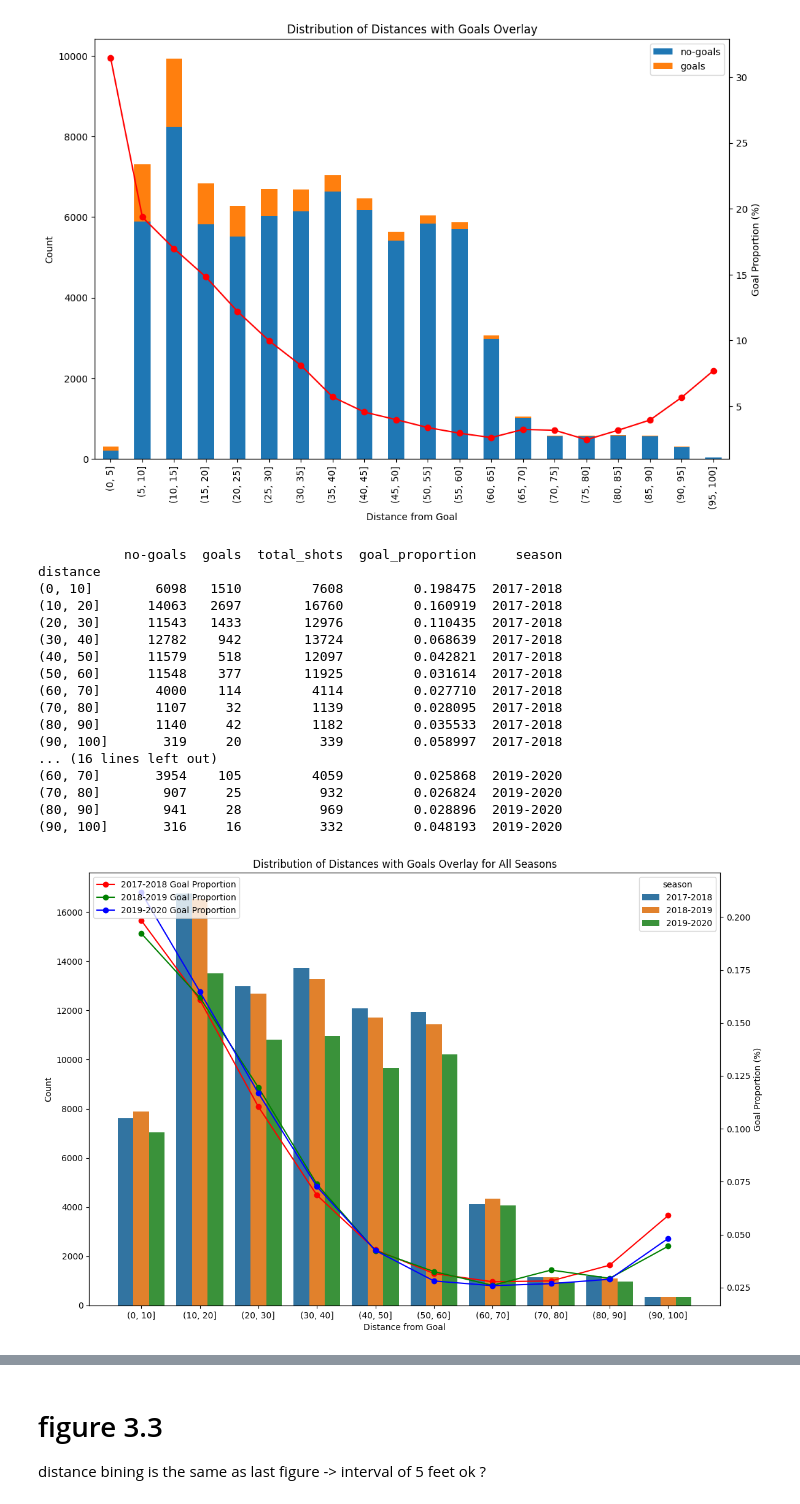
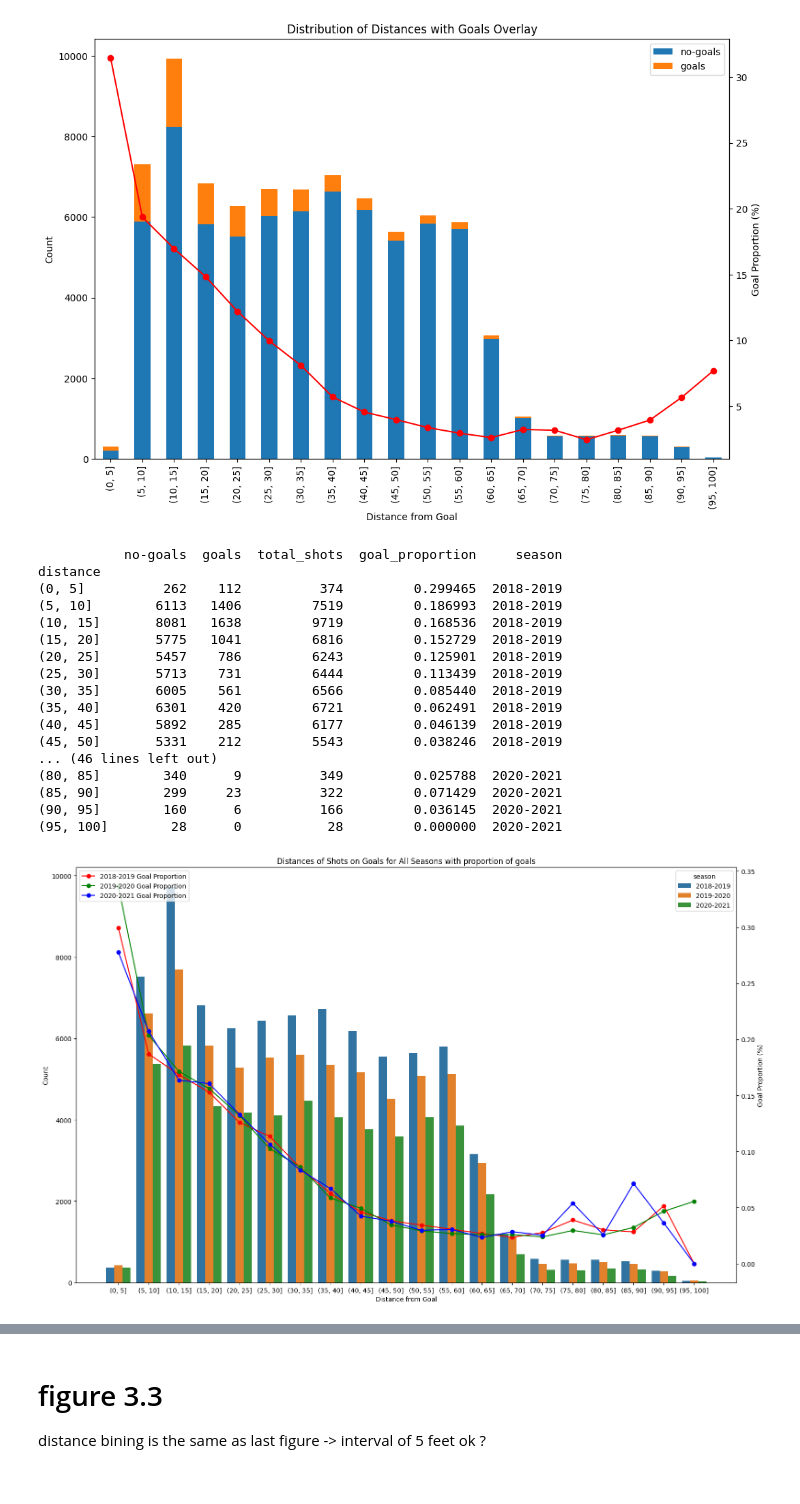
Before and after one commit to WilliamChidiac/NHL-goal-prediction, a Jupyter notebook: notebooks/simple_visualization.ipynb, the cells around one changed output, grey strips where cells are left out. Cells and saved outputs as stored; diff of their text form; code cells hidden in the pictures.

Commit message:
[visualization] changed season for figure 5.2 and added blogpost draft

```diff
--- a/notebooks/simple_visualization.ipynb
+++ b/notebooks/simple_visualization.ipynb
@@ -199,21 +203,21 @@ plt.show()
 [figure]
 # %%
 # Create bins for distance
-df_2017_2018 = df[df['season'] == 20172018]
+df_2020_2021 = df[df['season'] == 20202021]
 df_2018_2019 = df[df['season'] == 20182019]
 df_2019_2020 = df[df['season'] == 20192020]
 
-bins = list(range(0, int(max(df["distance"])) + 10, 10))
-distance_bins_2017_2018 = pd.cut(df_2017_2018['distance'], bins=bins)
+bins = list(range(0, int(max(df["distance"])) + 5, 5))
+distance_bins_2017_2018 = pd.cut(df_2020_2021['distance'], bins=bins)
 distance_bins_2018_2019 = pd.cut(df_2018_2019['distance'], bins=bins)
 distance_bins_2019_2020 = pd.cut(df_2019_2020['distance'], bins=bins)
 
 # Combine the data for all three seasons
-df_combined = pd.concat([df_2017_2018, df_2018_2019, df_2019_2020])
+df_combined = pd.concat([df_2020_2021, df_2018_2019, df_2019_2020])
 
 # Calculate the number of goals for each distance bin for each season
-goal_counts_2017_2018 = df_2017_2018[df_2017_2018['type'] == 'goal'].groupby(distance_bins_2017_2018).size()
-no_goal_counts_2017_2018 = df_2017_2018[df_2017_2018['type'] == 'shot-on-goal'].groupby(distance_bins_2017_2018).size()
+goal_counts_2020_2021 = df_2020_2021[df_2020_2021['type'] == 'goal'].groupby(distance_bins_2017_2018).size()
+no_goal_counts_2020_2021 = df_2020_2021[df_2020_2021['type'] == 'shot-on-goal'].groupby(distance_bins_2017_2018).size()
 
 goal_counts_2018_2019 = df_2018_2019[df_2018_2019['type'] == 'goal'].groupby(distance_bins_2018_2019).size()
 no_goal_counts_2018_2019 = df_2018_2019[df_2018_2019['type'] == 'shot-on-goal'].groupby(distance_bins_2018_2019).size()
@@ -222,10 +226,10 @@ goal_counts_2019_2020 = df_2019_2020[df_2019_2020['type'] == 'goal'].groupby(dis
 no_goal_counts_2019_2020 = df_2019_2020[df_2019_2020['type'] == 'shot-on-goal'].groupby(distance_bins_2019_2020).size()
 
 # Overlay the number of goals over the number of shots for each season
-shot_type_distribution_2017_2018 = pd.DataFrame({
-    'no-goals': no_goal_counts_2017_2018,
-    'goals': goal_counts_2017_2018,
-    'total_shots': no_goal_counts_2017_2018 + goal_counts_2017_2018
+shot_type_distribution_2020_2021 = pd.DataFrame({
+    'no-goals': no_goal_counts_2020_2021,
+    'goals': goal_counts_2020_2021,
+    'total_shots': no_goal_counts_2020_2021 + goal_counts_2020_2021
 }).fillna(0)
 
 shot_type_distribution_2018_2019 = pd.DataFrame({
@@ -241,57 +245,57 @@ shot_type_distribution_2019_2020 = pd.DataFrame({
 }).fillna(0)
 
 # Calculate the proportion of goals per shot type for each season
-shot_type_distribution_2017_2018['goal_proportion'] = shot_type_distribution_2017_2018['goals'] / (shot_type_distribution_2017_2018['no-goals'] + shot_type_distribution_2017_2018['goals'])
 shot_type_distribution_2018_2019['goal_proportion'] = shot_type_distribution_2018_2019['goals'] / (shot_type_distribution_2018_2019['no-goals'] + shot_type_distribution_2018_2019['goals'])
 shot_type_distribution_2019_2020['goal_proportion'] = shot_type_distribution_2019_2020['goals'] / (shot_type_distribution_2019_2020['no-goals'] + shot_type_distribution_2019_2020['goals'])
+shot_type_distribution_2020_2021['goal_proportion'] = shot_type_distribution_2020_2021['goals'] / (shot_type_distribution_2020_2021['no-goals'] + shot_type_distribution_2020_2021['goals'])
 
 
 # Combine the data for all three seasons into one DataFrame for plotting
 combined_shot_type_distribution = pd.concat([
-    shot_type_distribution_2017_2018.assign(season='2017-2018'),
     shot_type_distribution_2018_2019.assign(season='2018-2019'),
-    shot_type_distribution_2019_2020.assign(season='2019-2020')
+    shot_type_distribution_2019_2020.assign(season='2019-2020'),
+    shot_type_distribution_2020_2021.assign(season='2020-2021')
 ])
 print(combined_shot_type_distribution)
 
 # Plot the distribution of no-goals and goals for each season on the same plot
 fig, ax1 = plt.subplots(figsize=(12, 8))
 
 # Plot the bar chart for no-goals and goals for each season
 sns.barplot(data=combined_shot_type_distribution.reset_index(), x='distance', y='total_shots', hue='season', ax=ax1, dodge=True)
 
 
-ax1.set_title('Distribution of Distances with Goals Overlay for All Seasons')
+ax1.set_title('Distances of Shots on Goals for All Seasons with proportion of goals')
 ax1.set_xlabel('Distance from Goal')
 ax1.set_ylabel('Count')
 
 # Create a secondary y-axis for the goal proportion for each season
 ax2 = ax1.twinx()
-for season, color in zip(['2017-2018', '2018-2019', '2019-2020'], ['red', 'green', 'blue']):
+for season, color in zip(['2018-2019', '2019-2020', '2020-2021'], ['red', 'green', 'blue']):
     season_data = combined_shot_type_distribution[combined_shot_type_distribution['season'] == season]
     season_data['goal_proportion'].plot(kind='line', color=color, marker='o', ax=ax2, label=f'{season} Goal Proportion')
-
+fig.set_size_inches(16, 10)
 ax2.set_ylabel('Goal Proportion (%)')
 ax2.legend(loc='upper left')
 
 plt.tight_layout()
 plt.show()
 # %% [output]
            no-goals  goals  total_shots  goal_proportion     season
 distance
-(0, 10]        6098   1510         7608         0.198475  2017-2018
-(10, 20]      14063   2697        16760         0.160919  2017-2018
-(20, 30]      11543   1433        12976         0.110435  2017-2018
-(30, 40]      12782    942        13724         0.068639  2017-2018
-(40, 50]      11579    518        12097         0.042821  2017-2018
-(50, 60]      11548    377        11925         0.031614  2017-2018
-(60, 70]       4000    114         4114         0.027710  2017-2018
-(70, 80]       1107     32         1139         0.028095  2017-2018
-(80, 90]       1140     42         1182         0.035533  2017-2018
-(90, 100]       319     20          339         0.058997  2017-2018
-... (16 lines left out)
-(60, 70]       3954    105         4059         0.025868  2019-2020
-(70, 80]        907     25          932         0.026824  2019-2020
-(80, 90]        941     28          969         0.028896  2019-2020
-(90, 100]       316     16          332         0.048193  2019-2020
+(0, 5]          262    112          374         0.299465  2018-2019
+(5, 10]        6113   1406         7519         0.186993  2018-2019
+(10, 15]       8081   1638         9719         0.168536  2018-2019
+(15, 20]       5775   1041         6816         0.152729  2018-2019
+(20, 25]       5457    786         6243         0.125901  2018-2019
+(25, 30]       5713    731         6444         0.113439  2018-2019
+(30, 35]       6005    561         6566         0.085440  2018-2019
+(35, 40]       6301    420         6721         0.062491  2018-2019
+(40, 45]       5892    285         6177         0.046139  2018-2019
+(45, 50]       5331    212         5543         0.038246  2018-2019
+... (46 lines left out)
+(80, 85]        340      9          349         0.025788  2020-2021
+(85, 90]        299     23          322         0.071429  2020-2021
+(90, 95]        160      6          166         0.036145  2020-2021
+(95, 100]        28      0           28         0.000000  2020-2021
-[figure, old version]
+[figure, new version]
```
Also changed, not shown: parts of 3 cells of this notebook.
